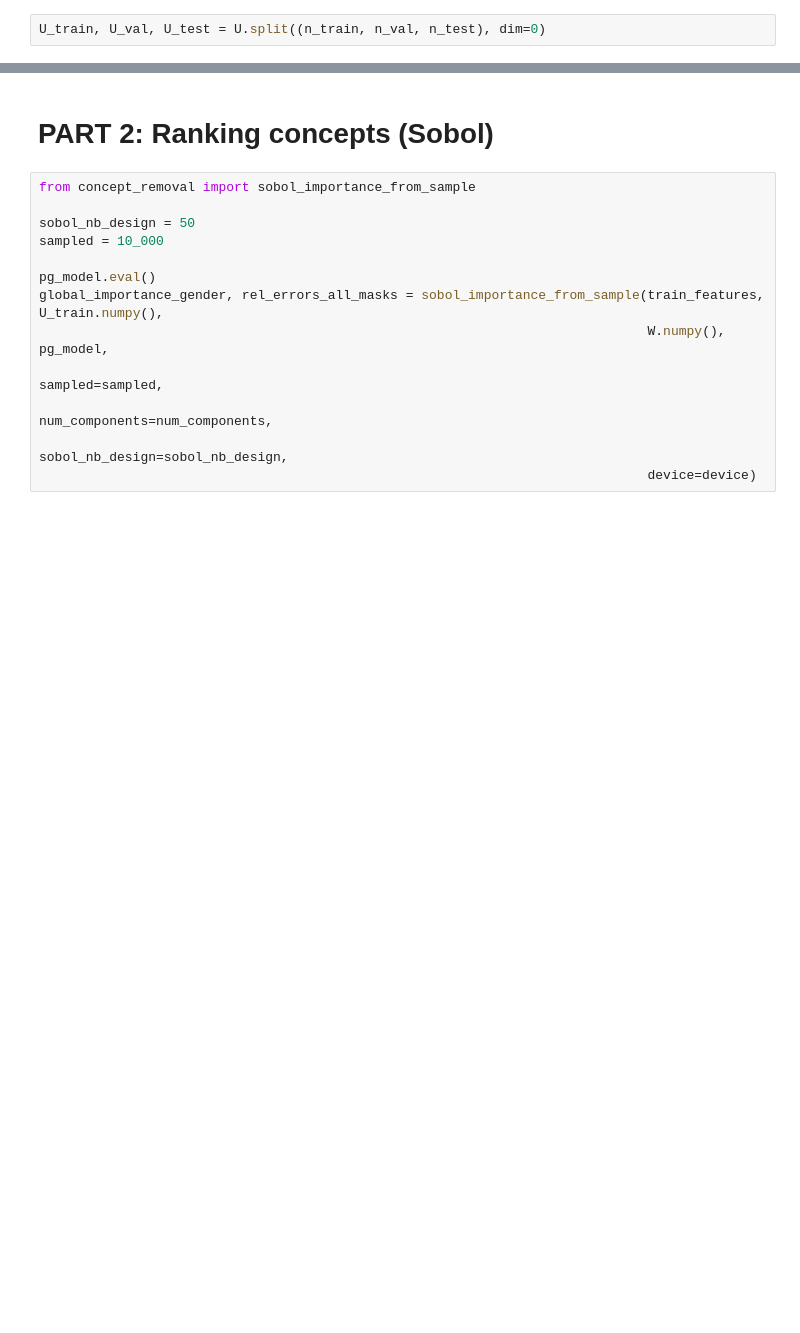
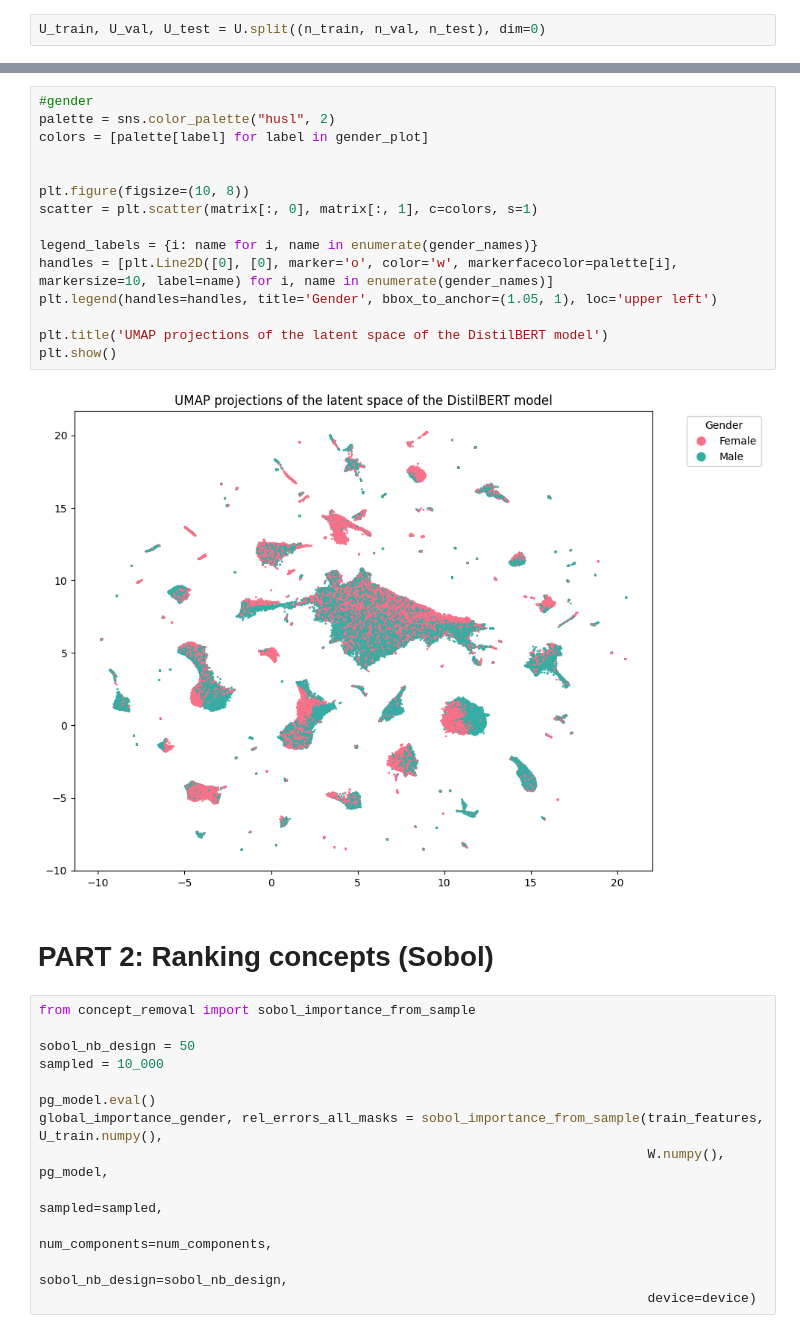
Before and after one commit to fanny-jourdan/TaCo, a Jupyter notebook: example.ipynb, the cells around one changed output, grey strips where cells are left out. Saved outputs shown, nothing was run; the diff lists cells and outputs as text; blank space fills up the shorter version.

```diff
--- a/example.ipynb
+++ b/example.ipynb
@@ -175,3 +215,20 @@ U_train, U_val, U_test = U.split((n_train, n_val, n_test), dim=0)
+# %%
+#gender
+palette = sns.color_palette("husl", 2)
+colors = [palette[label] for label in gender_plot]
+
+
+plt.figure(figsize=(10, 8))
+scatter = plt.scatter(matrix[:, 0], matrix[:, 1], c=colors, s=1)
+
+legend_labels = {i: name for i, name in enumerate(gender_names)}
+handles = [plt.Line2D([0], [0], marker='o', color='w', markerfacecolor=palette[i], markersize=10, label=name) for i, name in enumerate(gender_names)]
+plt.legend(handles=handles, title='Gender', bbox_to_anchor=(1.05, 1), loc='upper left')
+
+plt.title('UMAP projections of the latent space of the DistilBERT model')
+plt.show()
+# %% [output]
+[figure, added]
 # %% [markdown]
 # PART 2: Ranking concepts (Sobol)
 # %%
```
Also changed, not shown: parts of 14 cells of this notebook, 3 other files.
